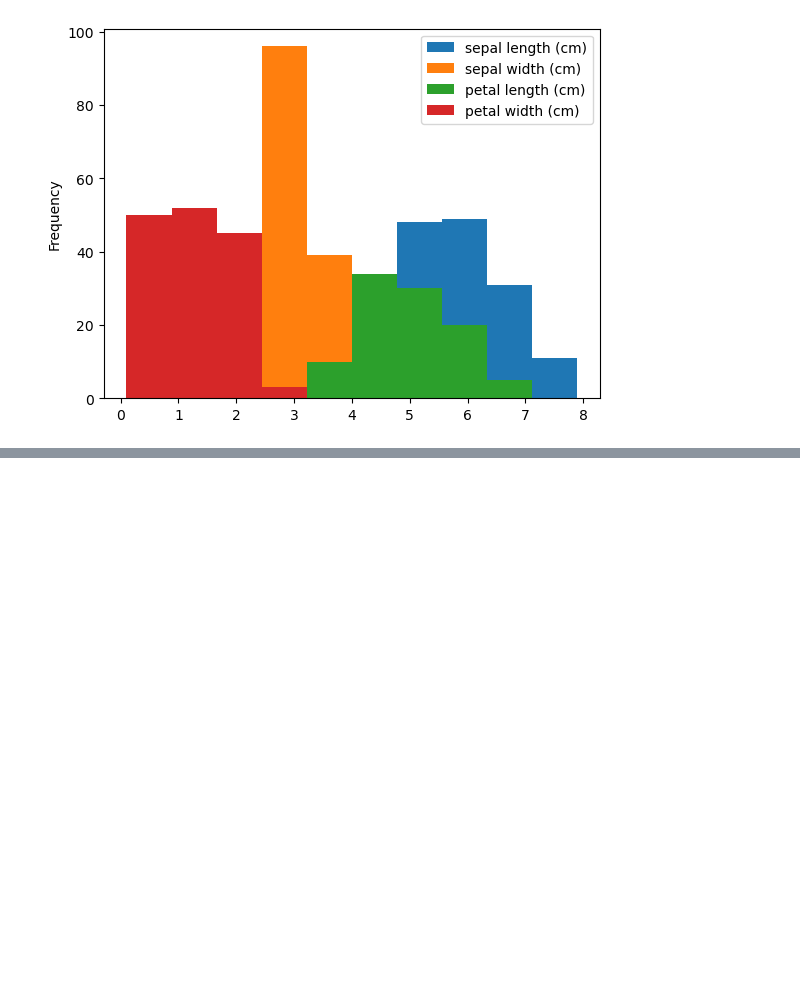
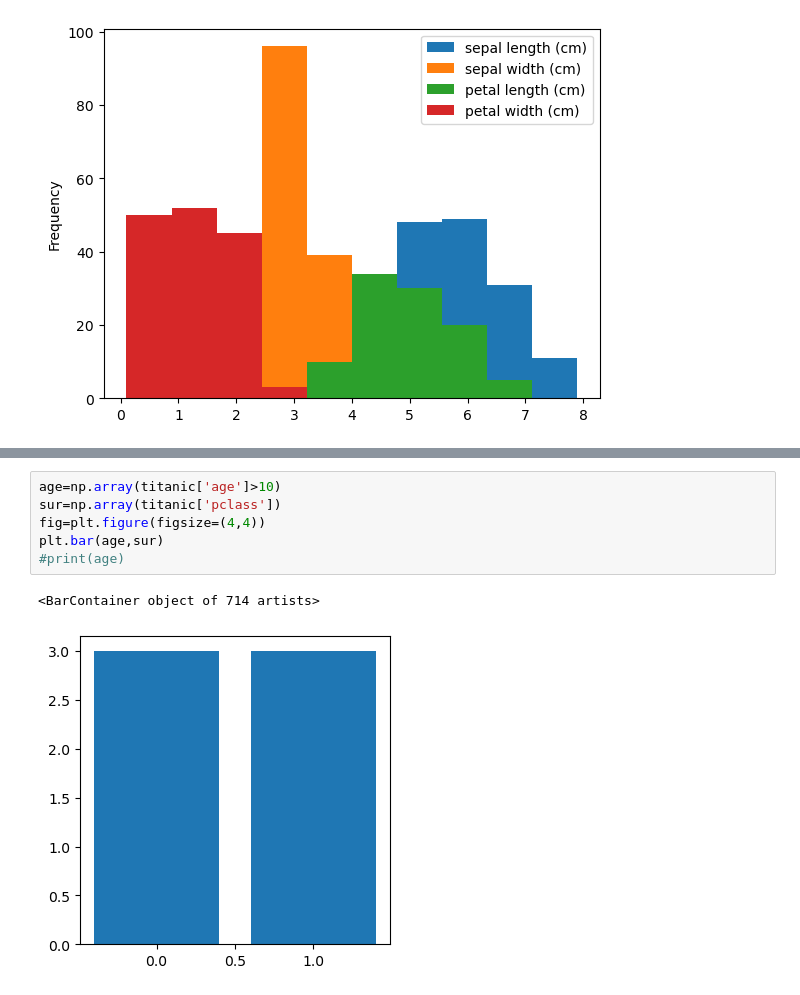
Before and after one commit to VenuVirparia/DAUP, a Jupyter notebook: lab_4.ipynb, the cells around one changed output, grey strips where cells are left out. Drawn from its saved outputs; the diff is of its cells as text; blank space fills up the shorter version.

```diff
--- a/lab_4.ipynb
+++ b/lab_4.ipynb
@@ -200,0 +218,9 @@ plt.plot(age,sur) #default plot type is line chart for each feature
+# %%
+age=np.array(titanic['age']>10)
+sur=np.array(titanic['pclass'])
+fig=plt.figure(figsize=(4,4))
+plt.bar(age,sur)
+#print(age)
+# %% [output]
+<BarContainer object of 714 artists>
+[figure, added]
```
Also changed, not shown: parts of 1 cell of this notebook.
